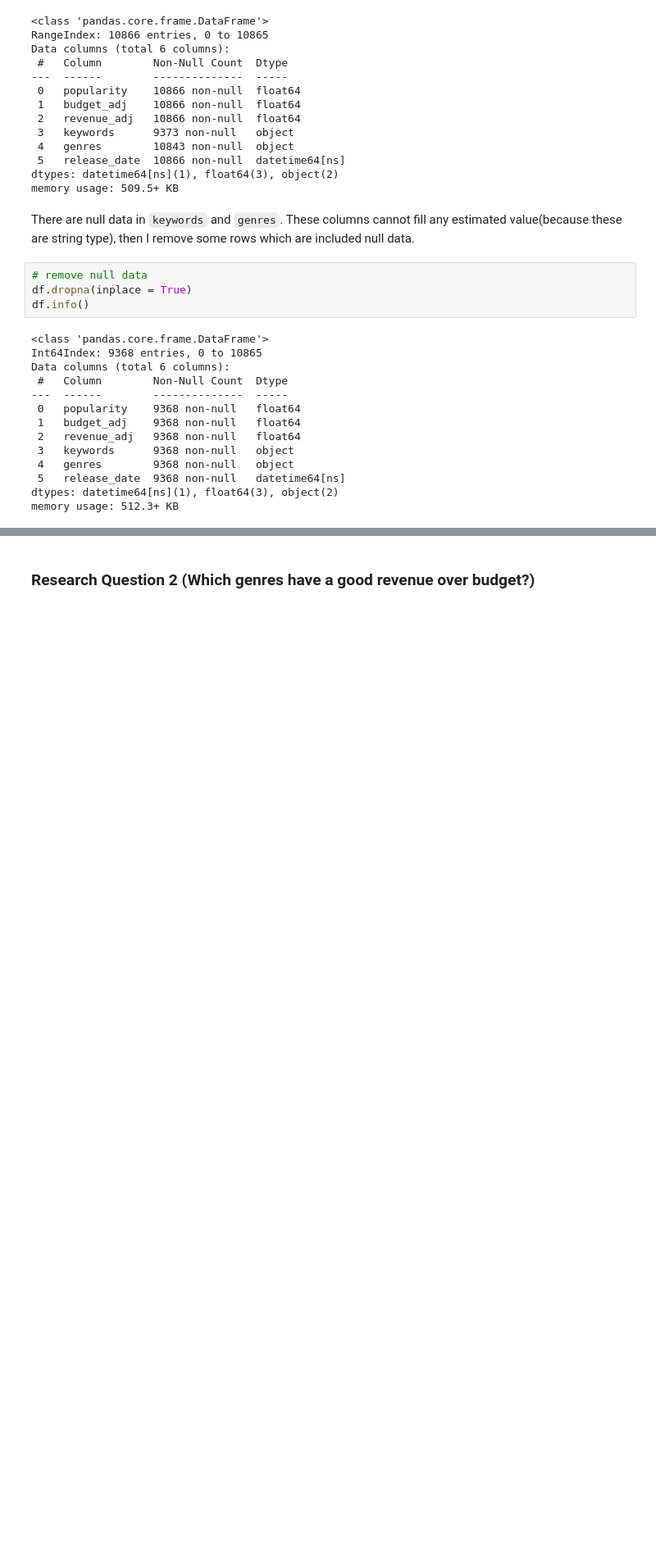
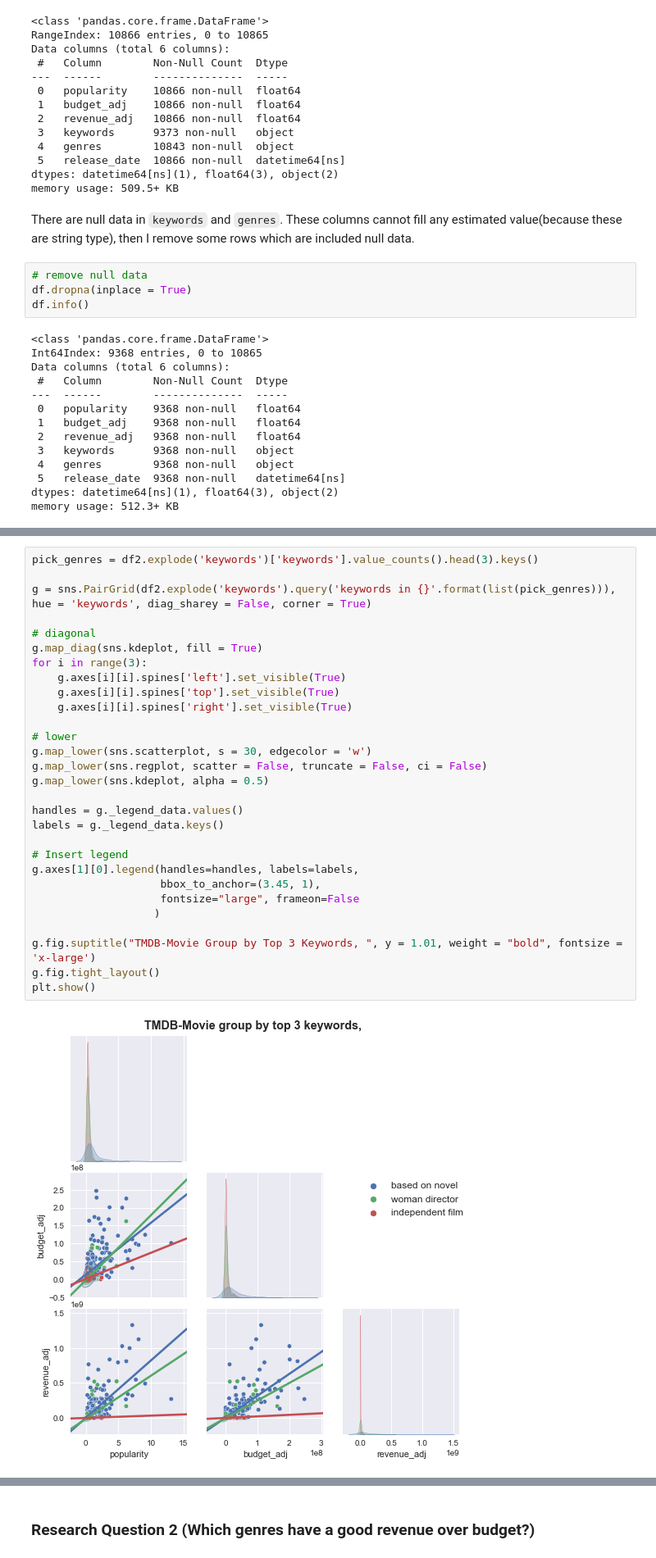
Before and after one commit to leeh8911/UdacityDataAnalyst, a Jupyter notebook: Project2/Investigate_a_Dataset.ipynb, the cells around one changed output, grey strips where cells are left out. Shown at 82% size. Saved outputs shown, nothing was run; the diff lists cells and outputs as text; blank space fills up the shorter version.

```diff
--- a/Project2/Investigate_a_Dataset.ipynb
+++ b/Project2/Investigate_a_Dataset.ipynb
@@ -148,0 +175,31 @@ array([[<AxesSubplot:xlabel='popularity', ylabel='popularity'>,
+# %%
+pick_genres = df2.explode('keywords')['keywords'].value_counts().head(3).keys()
+
+g = sns.PairGrid(df2.explode('keywords').query('keywords in {}'.format(list(pick_genres))), hue = 'keywords', diag_sharey = False, corner = True)
+
+# diagonal
+g.map_diag(sns.kdeplot, fill = True)
+for i in range(3):
+    g.axes[i][i].spines['left'].set_visible(True)
+    g.axes[i][i].spines['top'].set_visible(True)
+    g.axes[i][i].spines['right'].set_visible(True)
+
+# lower
+g.map_lower(sns.scatterplot, s = 30, edgecolor = 'w')
+g.map_lower(sns.regplot, scatter = False, truncate = False, ci = False)
+g.map_lower(sns.kdeplot, alpha = 0.5)
+
+handles = g._legend_data.values()
+labels = g._legend_data.keys()
+
+# Insert legend
+g.axes[1][0].legend(handles=handles, labels=labels,
+                    bbox_to_anchor=(3.45, 1),
+                    fontsize="large", frameon=False
+                   )
+
+g.fig.suptitle("TMDB-Movie Group by Top 3 Keywords, ", y = 1.01, weight = "bold", fontsize = 'x-large')
+g.fig.tight_layout()
+plt.show()
+# %% [output]
+[figure, added]
```
Also changed, not shown: parts of 14 cells of this notebook.
